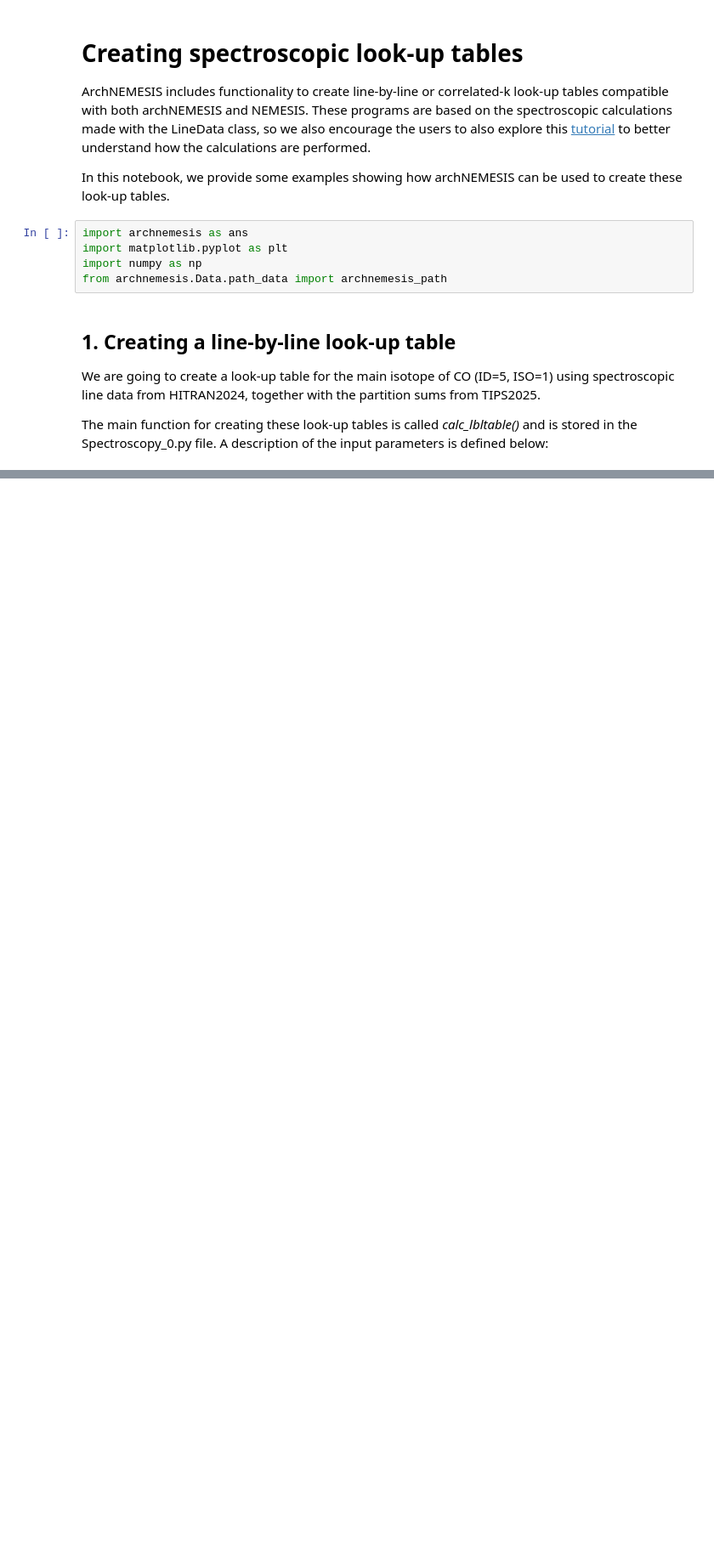
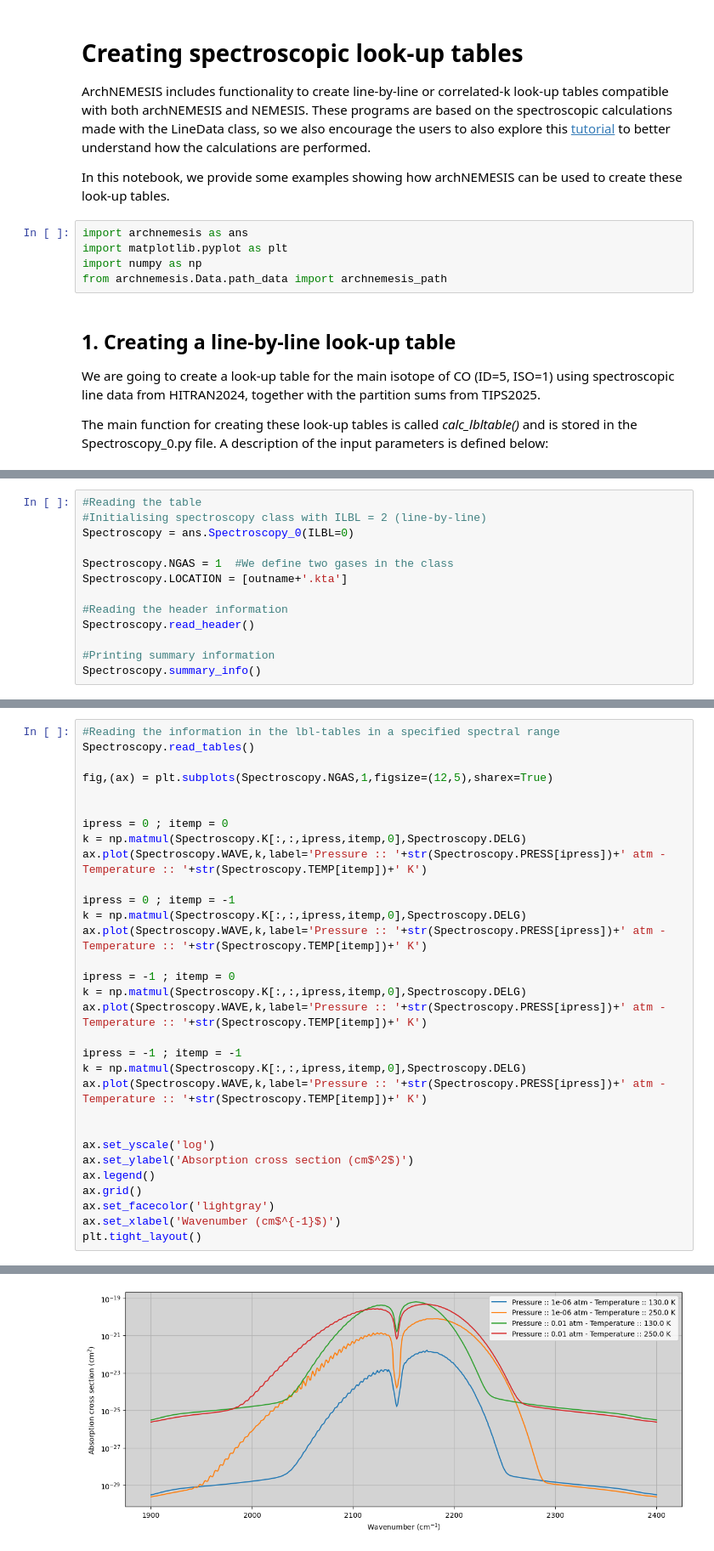
Before and after one commit to juanaldayparejo/archnemesis-dist, a Jupyter notebook: docs/examples/linedata/create_lookup_tables.ipynb, the cells around one changed output, grey strips where cells are left out. Shown at 85% size. Cells and saved outputs as stored; diff of their text form; blank space fills up the shorter version.

Commit message:
include functionality for calculation of k-tables

```diff
--- a/docs/examples/linedata/create_lookup_tables.ipynb
+++ b/docs/examples/linedata/create_lookup_tables.ipynb
@@ -157,0 +280,13 @@ INFO :: read_tables :: Spectroscopy_0.py-1524 :: Reading table self.LOCATION[iga
+# %%
+#Reading the table
+#Initialising spectroscopy class with ILBL = 2 (line-by-line)
+Spectroscopy = ans.Spectroscopy_0(ILBL=0)
+
+Spectroscopy.NGAS = 1  #We define two gases in the class
+Spectroscopy.LOCATION = [outname+'.kta']
+
+#Reading the header information
+Spectroscopy.read_header()
+
+#Printing summary information
+Spectroscopy.summary_info()
@@ -157,0 +311,32 @@ INFO :: read_tables :: Spectroscopy_0.py-1524 :: Reading table self.LOCATION[iga
+# %%
+#Reading the information in the lbl-tables in a specified spectral range
+Spectroscopy.read_tables()
+
+fig,(ax) = plt.subplots(Spectroscopy.NGAS,1,figsize=(12,5),sharex=True)
+
+
+ipress = 0 ; itemp = 0
+k = np.matmul(Spectroscopy.K[:,:,ipress,itemp,0],Spectroscopy.DELG)
+ax.plot(Spectroscopy.WAVE,k,label='Pressure :: '+str(Spectroscopy.PRESS[ipress])+' atm - Temperature :: '+str(Spectroscopy.TEMP[itemp])+' K')
+
+ipress = 0 ; itemp = -1
+k = np.matmul(Spectroscopy.K[:,:,ipress,itemp,0],Spectroscopy.DELG)
+ax.plot(Spectroscopy.WAVE,k,label='Pressure :: '+str(Spectroscopy.PRESS[ipress])+' atm - Temperature :: '+str(Spectroscopy.TEMP[itemp])+' K')
+
+ipress = -1 ; itemp = 0
+k = np.matmul(Spectroscopy.K[:,:,ipress,itemp,0],Spectroscopy.DELG)
+ax.plot(Spectroscopy.WAVE,k,label='Pressure :: '+str(Spectroscopy.PRESS[ipress])+' atm - Temperature :: '+str(Spectroscopy.TEMP[itemp])+' K')
+
+ipress = -1 ; itemp = -1
+k = np.matmul(Spectroscopy.K[:,:,ipress,itemp,0],Spectroscopy.DELG)
+ax.plot(Spectroscopy.WAVE,k,label='Pressure :: '+str(Spectroscopy.PRESS[ipress])+' atm - Temperature :: '+str(Spectroscopy.TEMP[itemp])+' K')
+
+
+ax.set_yscale('log')
+ax.set_ylabel('Absorption cross section (cm$^2$)')
+ax.legend()
+ax.grid()
+ax.set_facecolor('lightgray')
+ax.set_xlabel('Wavenumber (cm$^{-1}$)')
+plt.tight_layout()
+# %% [output]
@@ -157,0 +345 @@ INFO :: read_tables :: Spectroscopy_0.py-1524 :: Reading table self.LOCATION[iga
+[figure, added]
```
Also changed, not shown: parts of 14 cells of this notebook, 2 other files.
